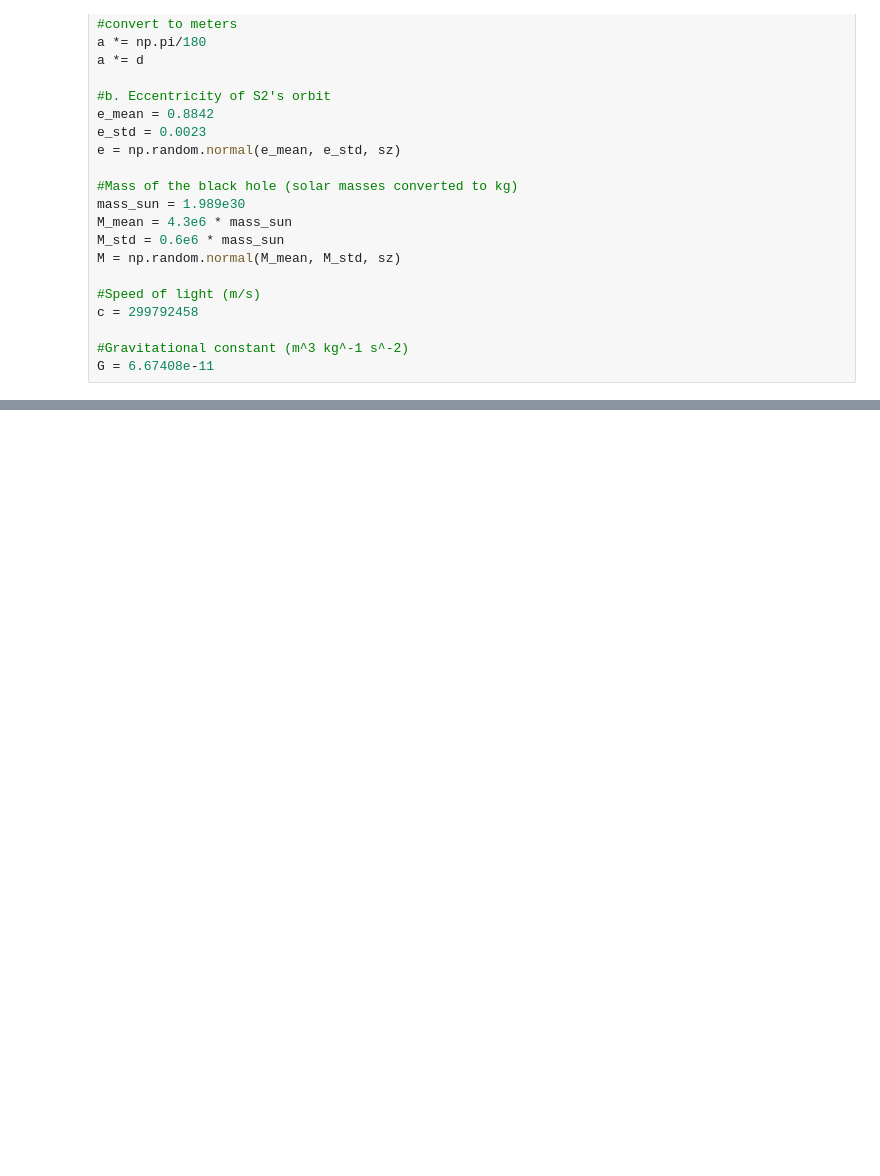
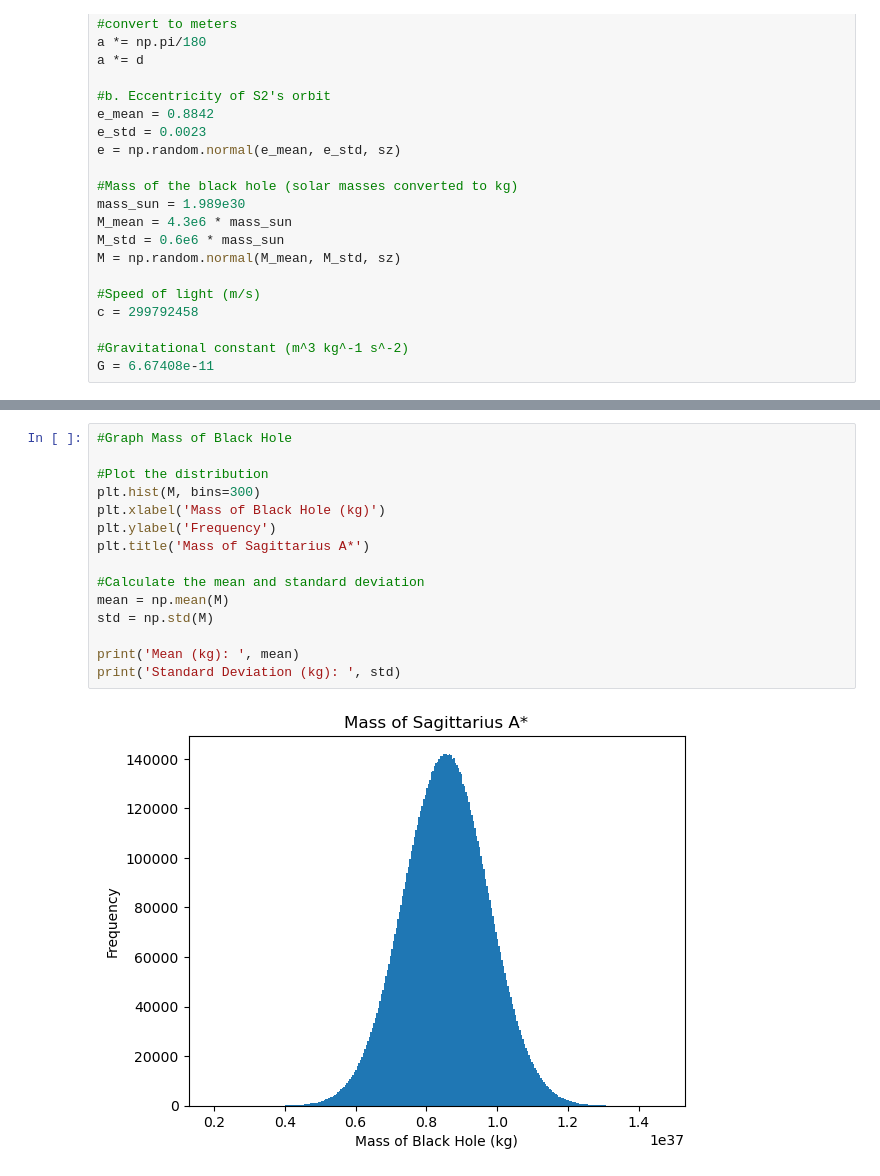
Before and after one commit to alexanderschatzberg/Physics, a Jupyter notebook: Random_Scripts/final_calc.ipynb, the cells around one changed output, grey strips where cells are left out. Saved outputs shown, nothing was run; the diff lists cells and outputs as text; blank space fills up the shorter version.

Commit message:
Add mass distribution

```diff
--- a/Random_Scripts/final_calc.ipynb
+++ b/Random_Scripts/final_calc.ipynb
@@ -69,0 +70,17 @@ Standard Deviation (arcminutes):  1.7281926607276026
+# %%
+#Graph Mass of Black Hole
+
+#Plot the distribution
+plt.hist(M, bins=300)
+plt.xlabel('Mass of Black Hole (kg)')
+plt.ylabel('Frequency')
+plt.title('Mass of Sagittarius A*')
+
+#Calculate the mean and standard deviation
+mean = np.mean(M)
+std = np.std(M)
+
+print('Mean (kg): ', mean)
+print('Standard Deviation (kg): ', std)
+# %% [output]
+[figure, added]
```
Also changed, not shown: parts of 1 cell of this notebook.
